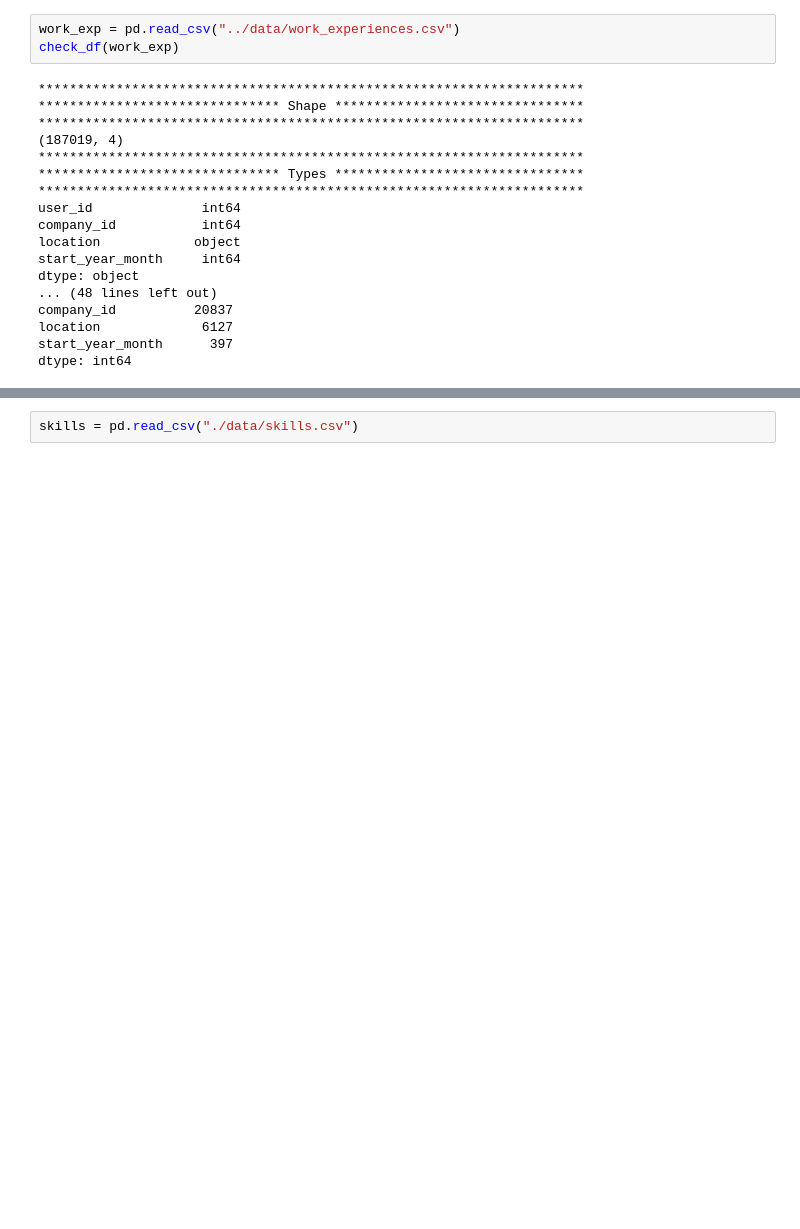
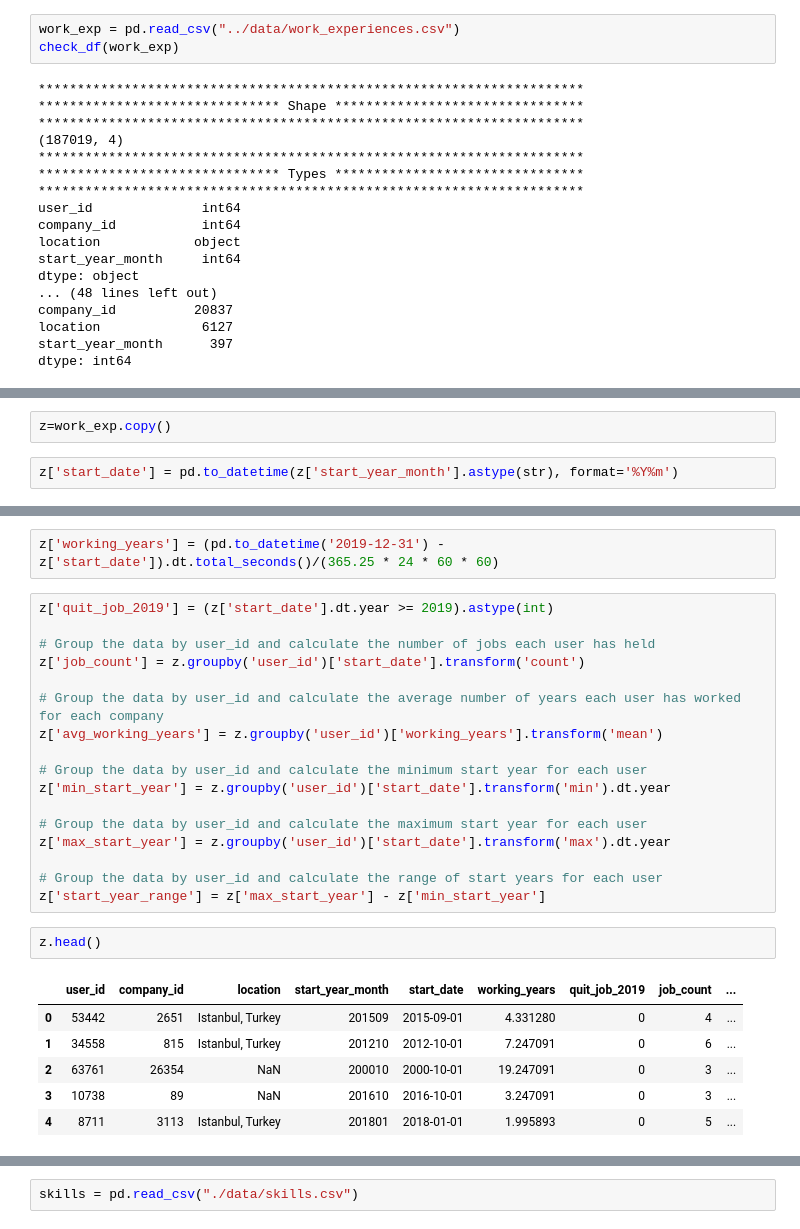
Before and after one commit to furkaneneseren/Datathon-BBVA, a Jupyter notebook: revise/revise.ipynb, the cells around one changed output, grey strips where cells are left out. Drawn from its saved outputs; the diff is of its cells as text; blank space fills up the shorter version.

Commit message:
user and language revised work_exp next

```diff
--- a/revise/revise.ipynb
+++ b/revise/revise.ipynb
@@ -663,0 +717,4 @@ dtype: int64
+# %%
+z=work_exp.copy()
+# %%
+z['start_date'] = pd.to_datetime(z['start_year_month'].astype(str), format='%Y%m')
@@ -663,0 +739,28 @@ dtype: int64
+# %%
+z['working_years'] = (pd.to_datetime('2019-12-31') - z['start_date']).dt.total_seconds()/(365.25 * 24 * 60 * 60)
+# %%
+z['quit_job_2019'] = (z['start_date'].dt.year >= 2019).astype(int)
+
+# Group the data by user_id and calculate the number of jobs each user has held
+z['job_count'] = z.groupby('user_id')['start_date'].transform('count')
+
+# Group the data by user_id and calculate the average number of years each user has worked for each company
+z['avg_working_years'] = z.groupby('user_id')['working_years'].transform('mean')
+
+# Group the data by user_id and calculate the minimum start year for each user
+z['min_start_year'] = z.groupby('user_id')['start_date'].transform('min').dt.year
+
+# Group the data by user_id and calculate the maximum start year for each user
+z['max_start_year'] = z.groupby('user_id')['start_date'].transform('max').dt.year
+
+# Group the data by user_id and calculate the range of start years for each user
+z['start_year_range'] = z['max_start_year'] - z['min_start_year']
+# %%
+z.head()
+# %% [output]
+|  | user_id | company_id | location | start_year_month | start_date | working_years | quit_job_2019 | job_count | ... |
+| 0 | 53442 | 2651 | Istanbul, Turkey | 201509 | 2015-09-01 | 4.331280 | 0 | 4 | ... |
+| 1 | 34558 | 815 | Istanbul, Turkey | 201210 | 2012-10-01 | 7.247091 | 0 | 6 | ... |
+| 2 | 63761 | 26354 | NaN | 200010 | 2000-10-01 | 19.247091 | 0 | 3 | ... |
+| 3 | 10738 | 89 | NaN | 201610 | 2016-10-01 | 3.247091 | 0 | 3 | ... |
+| 4 | 8711 | 3113 | Istanbul, Turkey | 201801 | 2018-01-01 | 1.995893 | 0 | 5 | ... |
```
Also changed, not shown: parts of 13 cells of this notebook.
